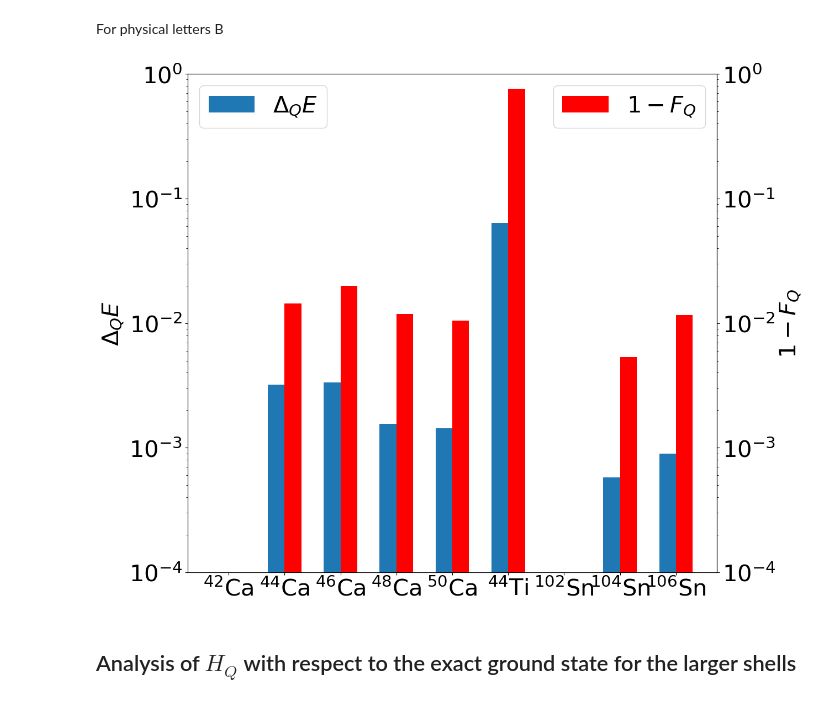
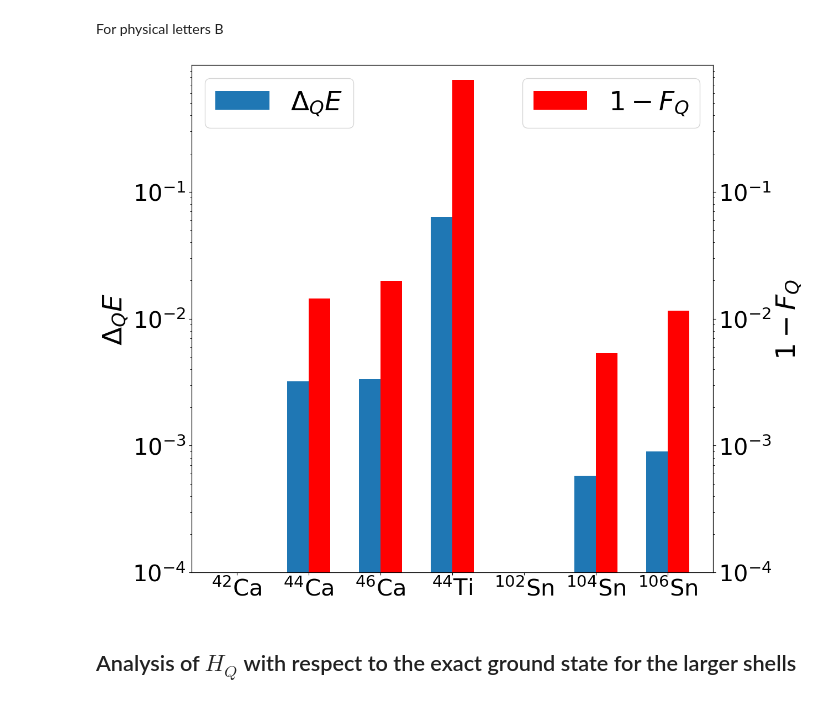
Before and after one commit to emacosta95/2nd_qa4nsm, a Jupyter notebook: AnalysisQHQ.ipynb, the cells around one changed output. Cells and saved outputs as stored; diff of their text form; code cells hidden in the pictures.

```diff
--- a/AnalysisQHQ.ipynb
+++ b/AnalysisQHQ.ipynb
@@ -439,7 +399,7 @@ print(SPS.energies.shape)
 
 
 nparts=[(2,0),(4,0),(6,0),(8,0),(10,0),(2,2),(4,2),(6,2),(8,2),(10,2),(4,4),(6,4),(8,4),(10,4),(6,6),(8,6),(10,6),(8,8),(10,8),(10,10)]
-titles=[r'$^{18}$O',r'$^{20}$O',r'$^{22}$O',r'$^{24}$O',r'$^{26}$O',r'$^{20}$Ne',r'$^{22}$Ne',r'$^{24}$Ne',r'$^{26}$Ne',r'$^{28}$Ne',r'$^{24}$Mg',r'$^{26}$Mg',r'$^{28}$Mg',r'$^{30}$Mg',r'$^{28}$Si',r'$^{30}$Si',r'$^{32}$Si',r'$^{32}$S',r'$^{34}$S','r$^{36}$Ar']
+titles=[r'$^{18}$O',r'$^{20}$O',r'$^{22}$O',r'$^{24}$O',r'$^{26}$O',r'$^{20}$Ne',r'$^{22}$Ne',r'$^{24}$Ne',r'$^{26}$Ne',r'$^{28}$Ne',r'$^{24}$Mg',r'$^{26}$Mg',r'$^{28}$Mg',r'$^{30}$Mg',r'$^{28}$Si',r'$^{30}$Si',r'$^{32}$Si',r'$^{32}$S',r'$^{34}$S',r'$^{36}$Ar']
 
 size_a=SPS.energies.shape[0]//2
 size_b=SPS.energies.shape[0]//2
@@ -728,8 +690,8 @@ SPS=SingleParticleState(file_name=file_name)
 
 
 
-nparts=[(2,0),(4,0),(6,0),(8,0),(10,0),(2,2)]
-titles=[r'$^{42}$Ca',r'$^{44}$Ca',r'$^{46}$Ca',r'$^{48}$Ca',r'$^{50}$Ca',r'$^{44}$Ti',r'$^{102}$Sn',r'$^{104}$Sn',r'$^{106}$Sn']
+nparts=[(2,0),(4,0),(6,0),(2,2)]#,(8,0),(10,0),(2,2)]
+titles=[r'$^{42}$Ca',r'$^{44}$Ca',r'$^{46}$Ca',r'$^{44}$Ti',r'$^{102}$Sn',r'$^{104}$Sn',r'$^{106}$Sn']
 
 size_a=SPS.energies.shape[0]//2
 size_b=SPS.energies.shape[0]//2
@@ -904,39 +860,41 @@ x_pos = np.arange(len(titles))
 
 # First bar group: Δ_Q E
 ax.bar(x=x_pos, height=energy_errors, width=0.3, label=r'$\Delta_Q E$')
 
 # Twin y-axis for second bar group: 1 - F_Q
 ax_twin = ax.twinx()
 ax_twin.bar(x=x_pos + 0.3, height=fidelities, width=0.3, color='red', label=r'$1-F_Q$')
 
 # Set x-axis tick labels to titles
 ax.set_xticks(x_pos + 0.15)  # Center between the two bars
 ax.set_xticklabels(titles, rotation=0, fontsize=30)
 
 # Legends
-ax.legend(fontsize=30, loc='upper left')
-ax_twin.legend(fontsize=30, loc='upper right')
+ax.legend(fontsize=35, loc='upper left')
+ax_twin.legend(fontsize=35, loc='upper right')
 
 # Axis labels
-ax.set_ylabel(r'$\Delta_Q E$', fontsize=30)
-ax_twin.set_ylabel(r'$1-F_Q$', fontsize=30)
+ax.set_ylabel(r'$\Delta_Q E$', fontsize=35)
+ax_twin.set_ylabel(r'$1-F_Q$', fontsize=35)
 
 # Log scale (if needed)
 ax.set_yscale('log')
 ax_twin.set_yscale('log')
 
 # Y-axis limits
 ax.set_ylim([1e-4, 1])
 ax_twin.set_ylim([1e-4, 1])
 
 # Tick formatting
 ax.tick_params(labelsize=30)
 ax_twin.tick_params(labelsize=30)
-
+ax.set_yticks([1e-4, 1e-3, 1e-2, 1e-1])
+ax_twin.set_yticks([1e-4, 1e-3, 1e-2, 1e-1])
 plt.tight_layout()
+plt.savefig("fig2.pdf", format="pdf", bbox_inches="tight")
 plt.show()
 # %% [output]
-[figure, old version]
+[figure, new version]
 # %% [markdown]
 ## Analysis of $H_Q$ with respect to the exact ground state for the larger shells
 # %% [markdown]
```
Also changed, not shown: parts of 10 cells of this notebook, 11 other files.
